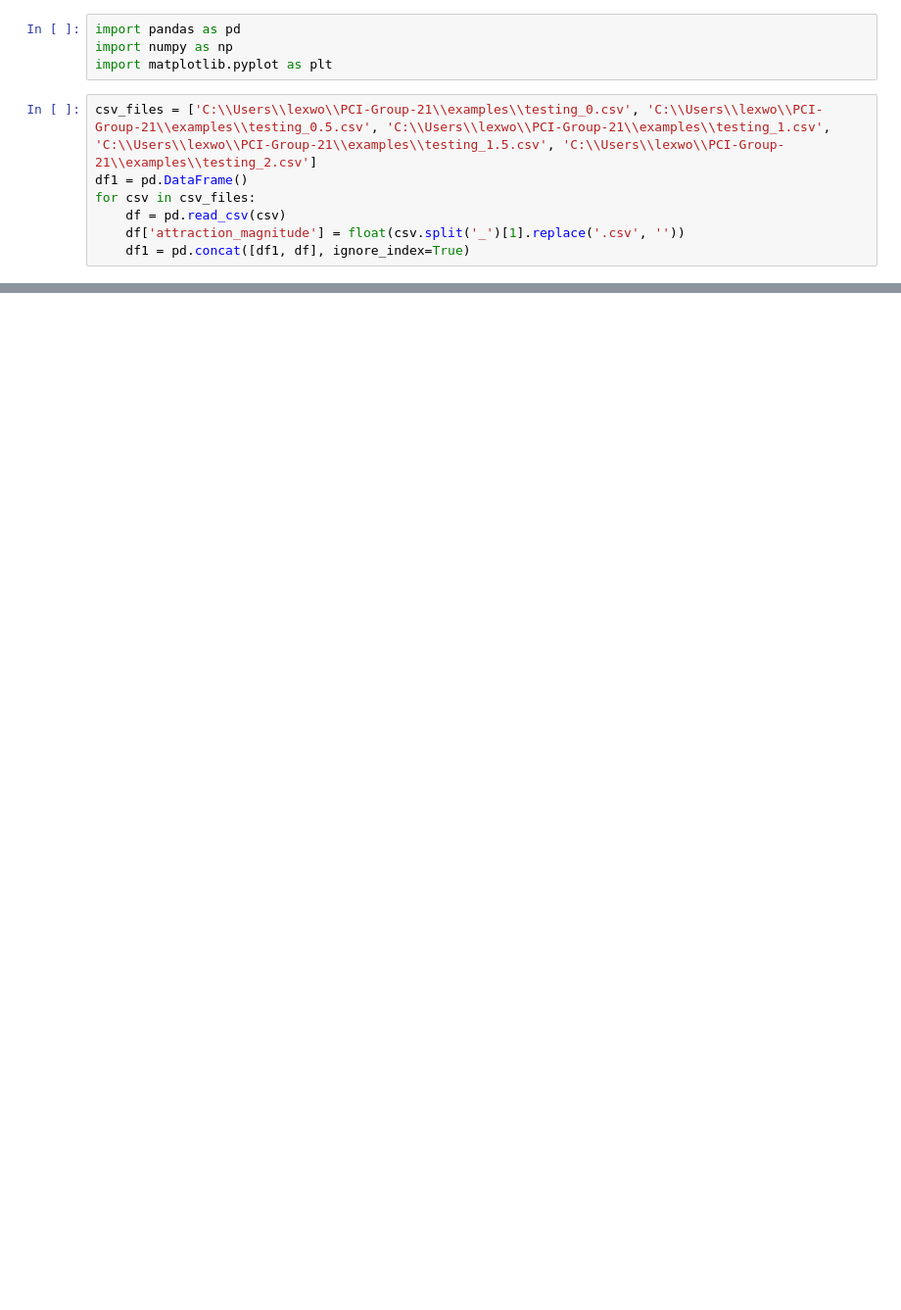
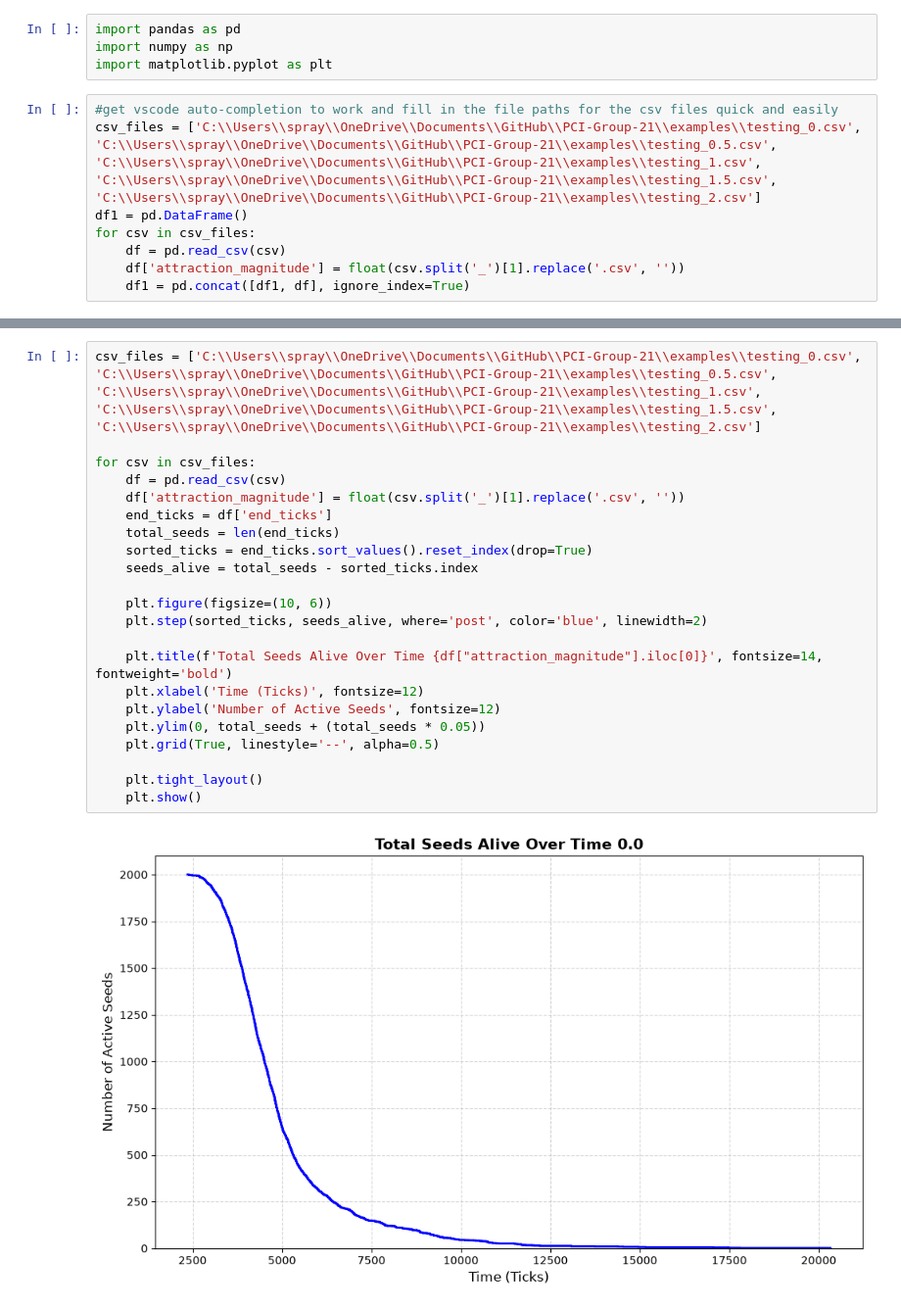
Before and after one commit to AdrianCosar/PCI-Group-21, a Jupyter notebook: examples/lexbook.ipynb, the cells around one changed output, grey strips where cells are left out. Shown: that part at 98% size. Cells and saved outputs as stored; diff of their text form; blank space fills up the shorter version.

```diff
--- a/examples/lexbook.ipynb
+++ b/examples/lexbook.ipynb
@@ -3,7 +3,8 @@ import pandas as pd
 import numpy as np
 import matplotlib.pyplot as plt
 # %%
-csv_files = ['C:\\Users\\lexwo\\PCI-Group-21\\examples\\testing_0.csv', 'C:\\Users\\lexwo\\PCI-Group-21\\examples\\testing_0.5.csv', 'C:\\Users\\lexwo\\PCI-Group-21\\examples\\testing_1.csv', 'C:\\Users\\lexwo\\PCI-Group-21\\examples\\testing_1.5.csv', 'C:\\Users\\lexwo\\PCI-Group-21\\examples\\testing_2.csv']
+#get vscode auto-completion to work and fill in the file paths for the csv files quick and easily
+csv_files = ['C:\\Users\\spray\\OneDrive\\Documents\\GitHub\\PCI-Group-21\\examples\\testing_0.csv', 'C:\\Users\\spray\\OneDrive\\Documents\\GitHub\\PCI-Group-21\\examples\\testing_0.5.csv', 'C:\\Users\\spray\\OneDrive\\Documents\\GitHub\\PCI-Group-21\\examples\\testing_1.csv', 'C:\\Users\\spray\\OneDrive\\Documents\\GitHub\\PCI-Group-21\\examples\\testing_1.5.csv', 'C:\\Users\\spray\\OneDrive\\Documents\\GitHub\\PCI-Group-21\\examples\\testing_2.csv']
 df1 = pd.DataFrame()
 for csv in csv_files:
     df = pd.read_csv(csv)
@@ -20,0 +23,24 @@ plt.show()
+# %%
+csv_files = ['C:\\Users\\spray\\OneDrive\\Documents\\GitHub\\PCI-Group-21\\examples\\testing_0.csv', 'C:\\Users\\spray\\OneDrive\\Documents\\GitHub\\PCI-Group-21\\examples\\testing_0.5.csv', 'C:\\Users\\spray\\OneDrive\\Documents\\GitHub\\PCI-Group-21\\examples\\testing_1.csv', 'C:\\Users\\spray\\OneDrive\\Documents\\GitHub\\PCI-Group-21\\examples\\testing_1.5.csv', 'C:\\Users\\spray\\OneDrive\\Documents\\GitHub\\PCI-Group-21\\examples\\testing_2.csv']
+
+for csv in csv_files:
+    df = pd.read_csv(csv)
+    df['attraction_magnitude'] = float(csv.split('_')[1].replace('.csv', ''))
+    end_ticks = df['end_ticks']
+    total_seeds = len(end_ticks)
+    sorted_ticks = end_ticks.sort_values().reset_index(drop=True)
+    seeds_alive = total_seeds - sorted_ticks.index
+
+    plt.figure(figsize=(10, 6))
+    plt.step(sorted_ticks, seeds_alive, where='post', color='blue', linewidth=2)
+
+    plt.title(f'Total Seeds Alive Over Time {df["attraction_magnitude"].iloc[0]}', fontsize=14, fontweight='bold')
+    plt.xlabel('Time (Ticks)', fontsize=12)
+    plt.ylabel('Number of Active Seeds', fontsize=12)
+    plt.ylim(0, total_seeds + (total_seeds * 0.05))
+    plt.grid(True, linestyle='--', alpha=0.5)
+
+    plt.tight_layout()
+    plt.show()
+# %% [output]
+[figure, added]
```
Also changed, not shown: parts of 2 cells of this notebook.
